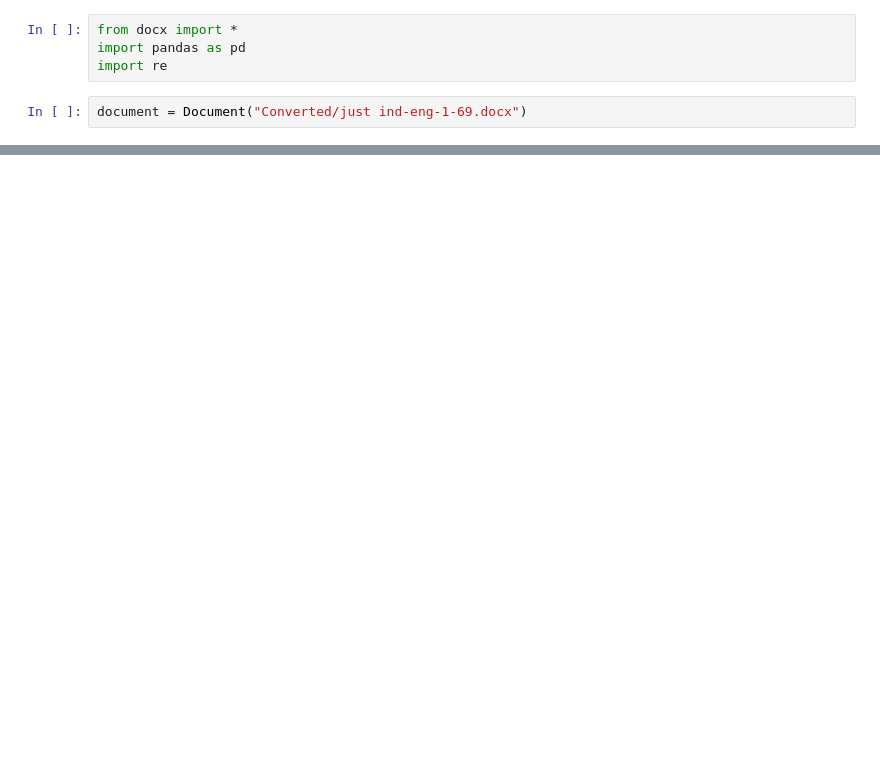
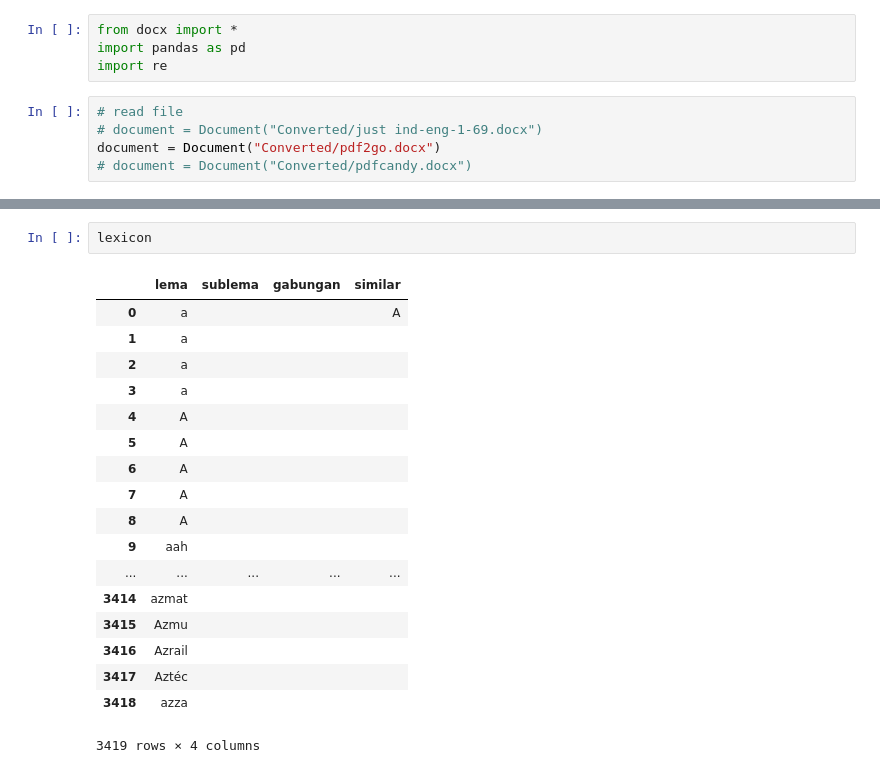
Before and after one commit to ahmadardiyan/convert-lexicon-nlp, a Jupyter notebook: convert-lexicon.ipynb, the cells around one changed output, grey strips where cells are left out. Saved outputs shown, nothing was run; the diff lists cells and outputs as text; blank space fills up the shorter version.

```diff
--- a/convert-lexicon.ipynb
+++ b/convert-lexicon.ipynb
@@ -3,5 +3,8 @@ from docx import *
 import pandas as pd
 import re
 # %%
-document = Document("Converted/just ind-eng-1-69.docx")
+# read file
+# document = Document("Converted/just ind-eng-1-69.docx")
+document = Document("Converted/pdf2go.docx")
+# document = Document("Converted/pdfcandy.docx")
 # %%
@@ -170,0 +298,21 @@ lexicon
+# %%
+lexicon
+# %% [output]
+|  | lema | sublema | gabungan | similar |
+| 0 | a |  |  | A |
+| 1 | a |  |  |  |
+| 2 | a |  |  |  |
+| 3 | a |  |  |  |
+| 4 | A |  |  |  |
+| 5 | A |  |  |  |
+| 6 | A |  |  |  |
+| 7 | A |  |  |  |
+| 8 | A |  |  |  |
+| 9 | aah |  |  |  |
+| ... | ... | ... | ... | ... |
+| 3414 | azmat |  |  |  |
+| 3415 | Azmu |  |  |  |
+| 3416 | Azrail |  |  |  |
+| 3417 | Aztéc |  |  |  |
+| 3418 | azza |  |  |  |
+3419 rows × 4 columns
```
Also changed, not shown: parts of 9 cells of this notebook.
